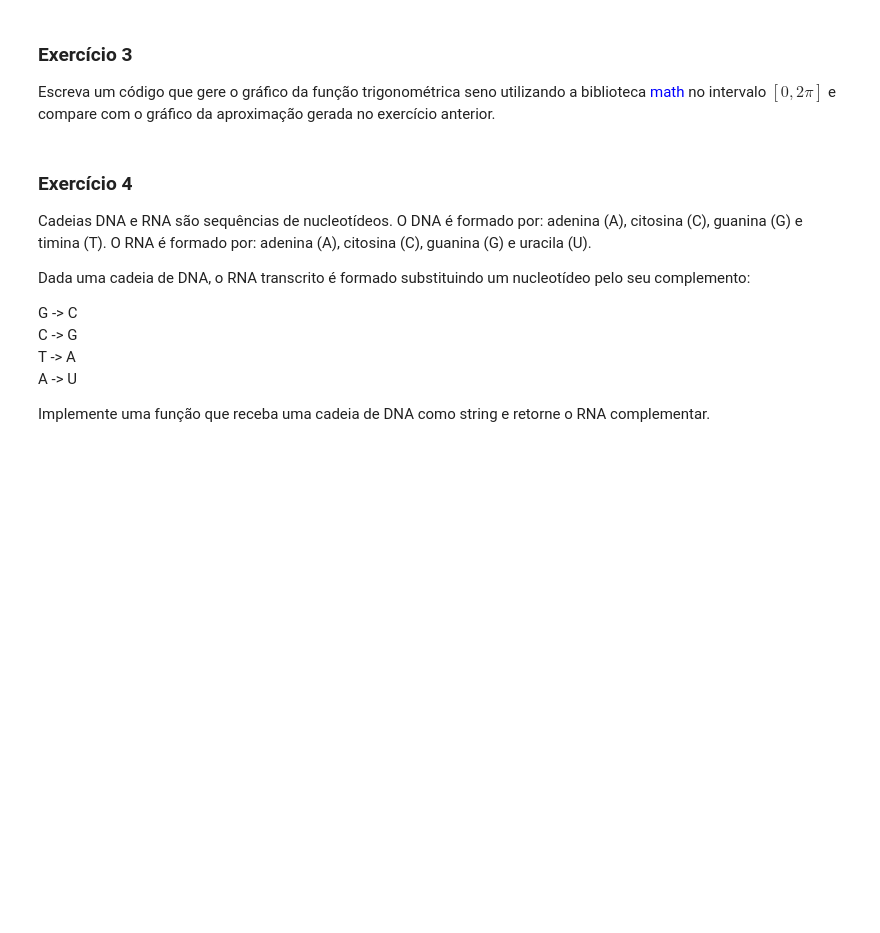
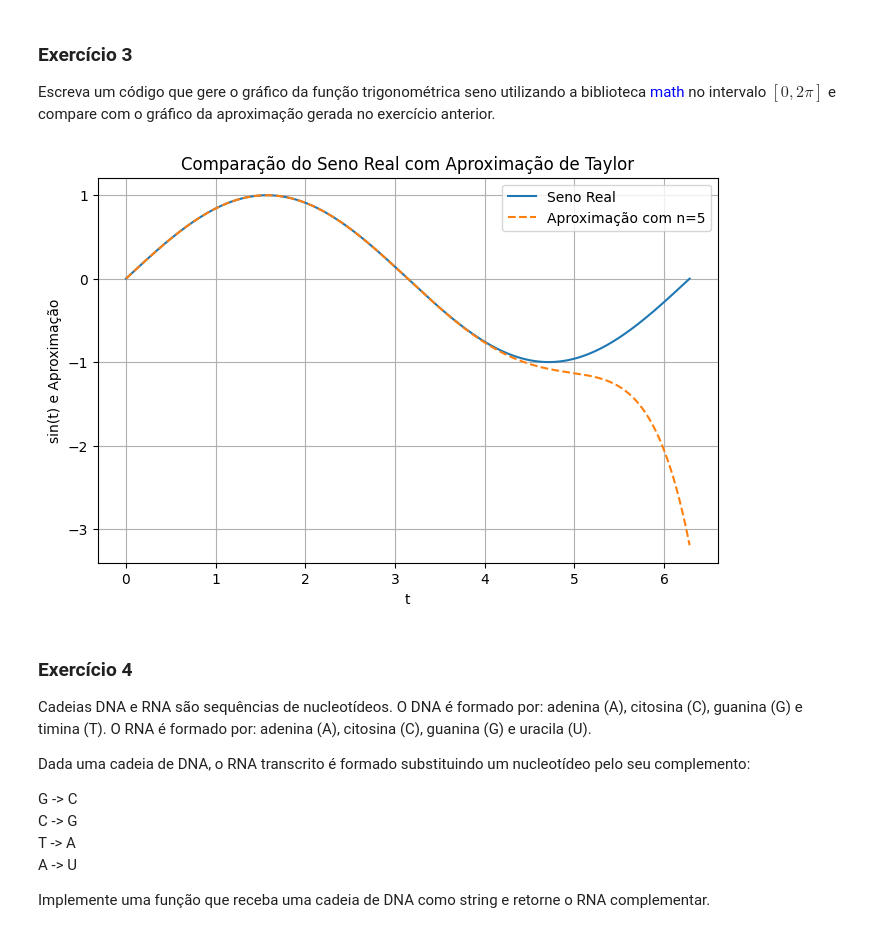
Before and after one commit to Biangelica/Data-Science-MBA-CEMEAI, a Jupyter notebook: Programação para Iniciantes/Aula 4/funcoes_e_graficos_exercicios.ipynb, the cells around one changed output. Drawn from its saved outputs; the diff is of its cells as text; code cells hidden in the pictures; blank space fills up the shorter version.

```diff
--- a/Programação para Iniciantes/Aula 4/funcoes_e_graficos_exercicios.ipynb
+++ b/Programação para Iniciantes/Aula 4/funcoes_e_graficos_exercicios.ipynb
@@ -17,0 +16,19 @@ $$
+# %%
+# Solucao
+import random
+
+def fatorial(n):
+  if n < 0:
+    return "Não é possível calcular o fatorial de um número negativo."
+  elif n == 0 or n == 1:
+    return 1
+  else:
+    resultado = 1
+    for i in range(2, n + 1):
+      resultado *= i
+      return resultado
+
+n = random.randint(1,10)
+
+print(n)
+print(fatorial(n))
@@ -36,3 +81,45 @@ Escreva um código que gere o gráfico da função trigonométrica seno utilizan
+# %%
+# Solucao
+
+import math
+import matplotlib.pyplot as plt
+import numpy as np
+
+def fatorial(numero):
+    if numero < 0:
+        return "Não é possível calcular o fatorial de um número negativo."
+    elif numero == 0 or numero == 1:
+        return 1
+    else:
+        resultado = 1
+        for i in range(2, numero + 1):
+            resultado *= i
+        return resultado
+
+def aproximar_seno(t, n):
+    aproximacao_seno = 0
+    for i in range(n + 1):
+        termo = ((-1) ** i) * (t ** (2 * i + 1)) / fatorial(2 * i + 1)
+        aproximacao_seno += termo
+    return aproximacao_seno
+
+# Gerar dados para o gráfico
+t_values = np.linspace(0, 2 * math.pi, 1000)
+seno_values = np.sin(t_values)
+aproximacao_values = [aproximar_seno(t, 5) for t in t_values]
+
+# Plotar o gráfico
+plt.figure(figsize=(8, 5))
+plt.plot(t_values, seno_values, label='Seno Real')
+plt.plot(t_values, aproximacao_values, label='Aproximação com n=5', linestyle='--')
+plt.title('Comparação do Seno Real com Aproximação de Taylor')
+plt.xlabel('t')
+plt.ylabel('sin(t) e Aproximação')
+plt.legend()
+plt.grid(True)
+plt.show()
+# %% [output]
+[figure, added]
 # %% [markdown]
 ### Exercício 4
 Cadeias DNA e RNA são sequências de nucleotídeos. O DNA é formado por: adenina (A), citosina (C), guanina (G) e timina (T). O RNA é formado por: adenina (A), citosina (C), guanina (G) e uracila (U).
```
Also changed, not shown: parts of 15 cells of this notebook.
